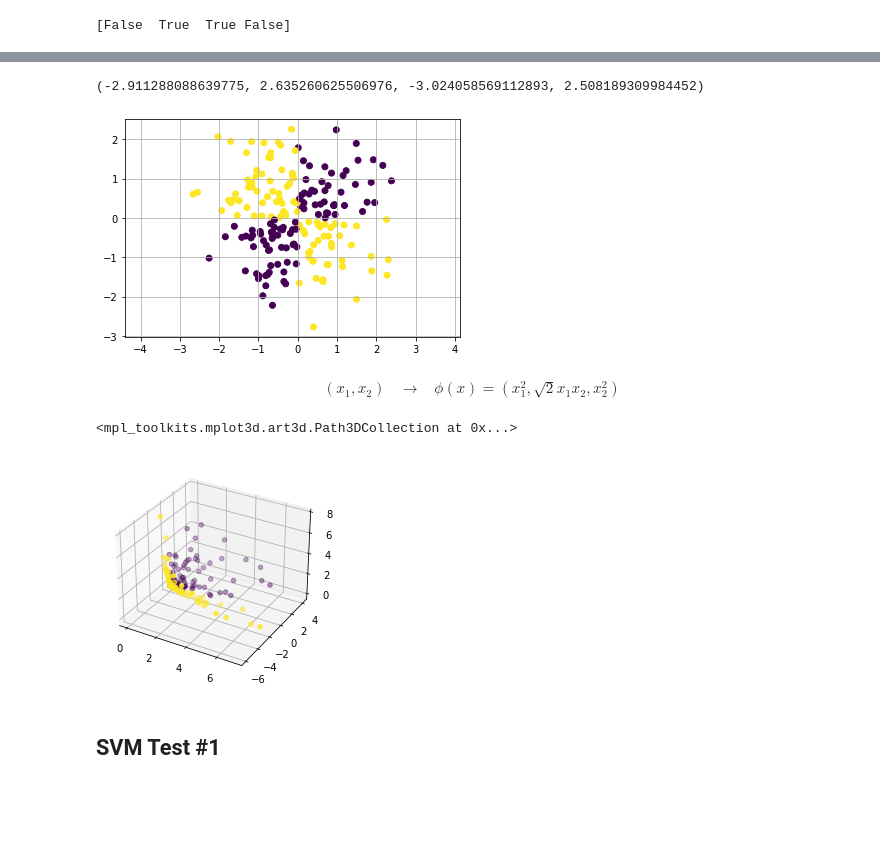
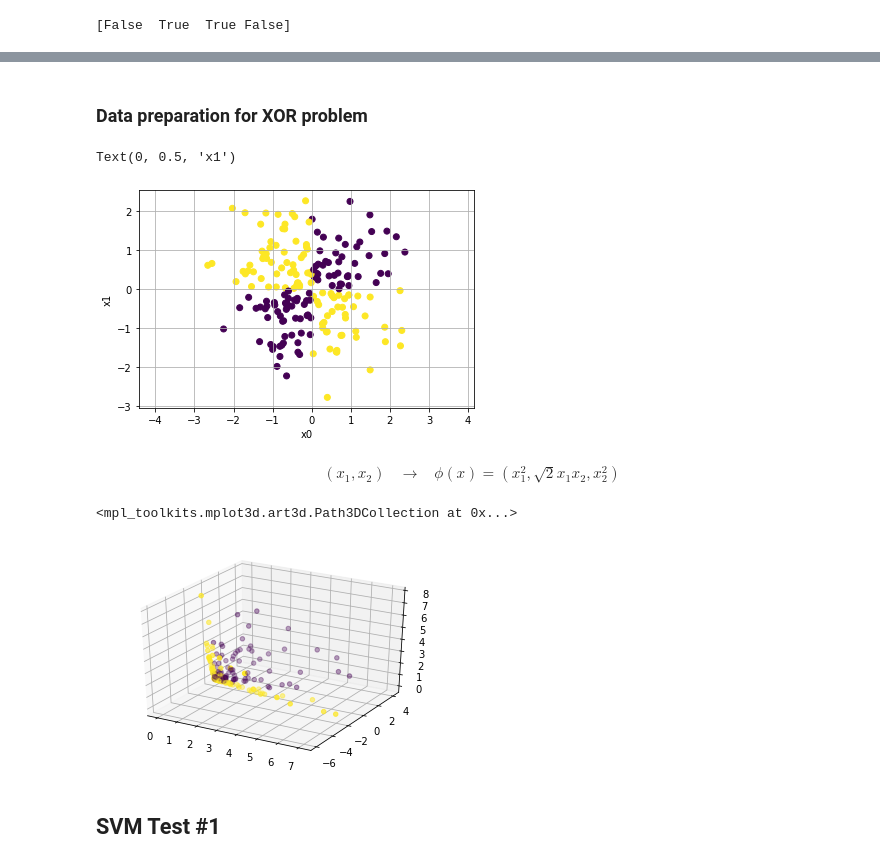
Before and after one commit to dalek7/SKKU_ML_21S, a Jupyter notebook: W05_SVM_kernel3.ipynb, the cells around one changed output, grey strips where cells are left out. Drawn from its saved outputs; the diff is of its cells as text; code cells hidden in the pictures; blank space fills up the shorter version.

```diff
--- a/W05_SVM_kernel3.ipynb
+++ b/W05_SVM_kernel3.ipynb
@@ -14,3 +26,5 @@ print(np.logical_xor(x, y))
+# %% [markdown]
+### Data preparation for XOR problem
 # %%
 np.random.seed(0)
 X = np.random.randn(200, 2)
@@ -22,24 +36,26 @@ x2 = X[:, 1]
 # %%
-plt.scatter(x1, x2, c=Y)
+plt.scatter(x0, x1, c=Y)
 plt.grid('on')
 plt.axis('equal')
+plt.xlabel('x0')
+plt.ylabel('x1')
 # %% [output]
-(-2.911288088639775, 2.635260625506976, -3.024058569112893, 2.508189309984452)
+Text(0, 0.5, 'x1')
-[figure, old version]
+[figure, new version]
 # %% [markdown]
 <center>$(x_1, x_2) \;\;\; \rightarrow \;\;\; \phi(x) = (x_1^2, \sqrt{2}x_1x_2, x_2^2)$</center>
 # %%
-x1 = X[:, 0]**2
-x2 = X[:, 1]**2
-x3 = np.sqrt(2)*X[:, 0]*X[:, 1]
+x0 = X[:, 0]**2
+x1 = X[:, 1]**2
+x2 = np.sqrt(2)*X[:, 0]*X[:, 1]
 # %%
 #%matplotlib notebook  # 3d plot 움직일 수 있음
 fig = plt.figure()
 ax = fig.add_subplot(111, projection='3d')
-ax.scatter(x1,x3,x2, c=Y)
+ax.scatter(x0,x2,x1, c=Y)
 # %% [output]
 <mpl_toolkits.mplot3d.art3d.Path3DCollection at 0x...>
-[figure, old version]
+[figure, new version]
 # %% [markdown]
 ## SVM Test #1
 # %% [markdown]
```
Also changed, not shown: parts of 9 cells of this notebook, 1 other file.
